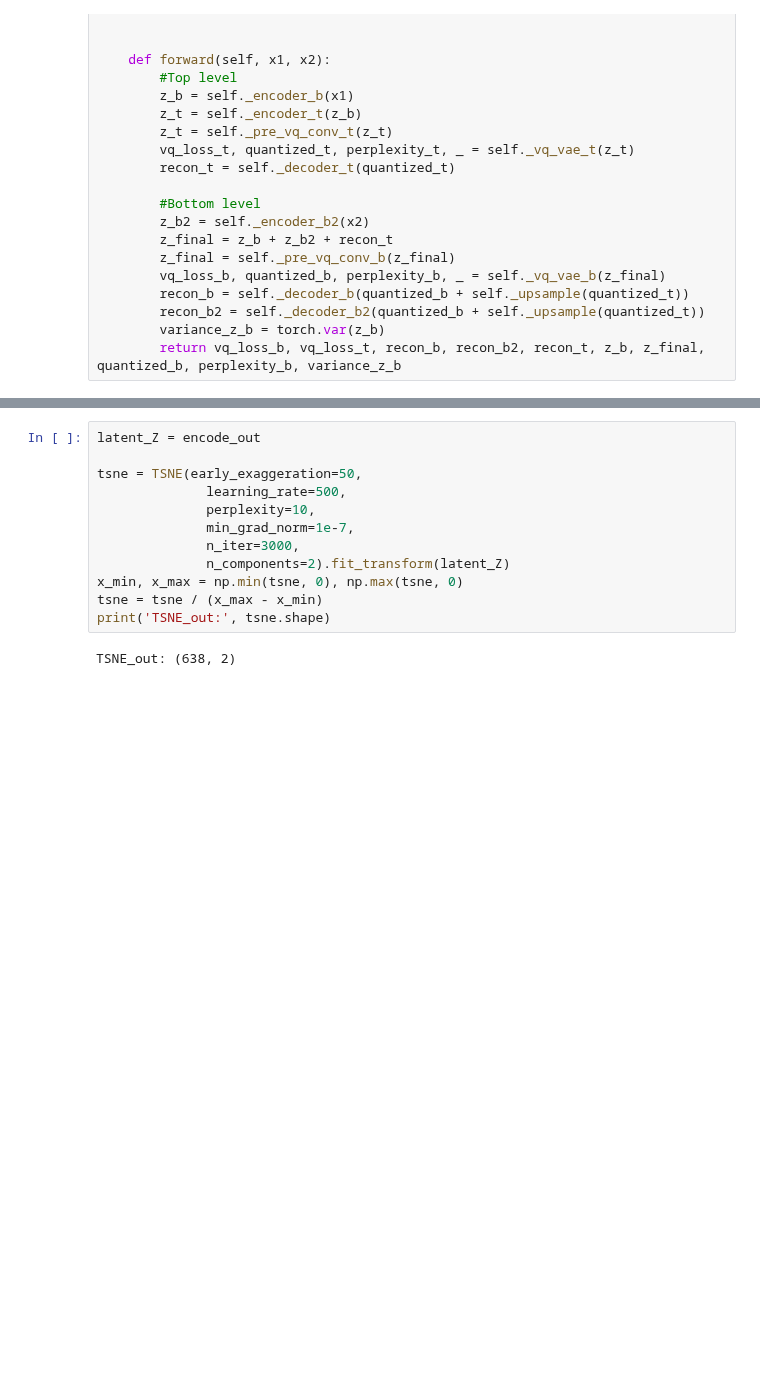
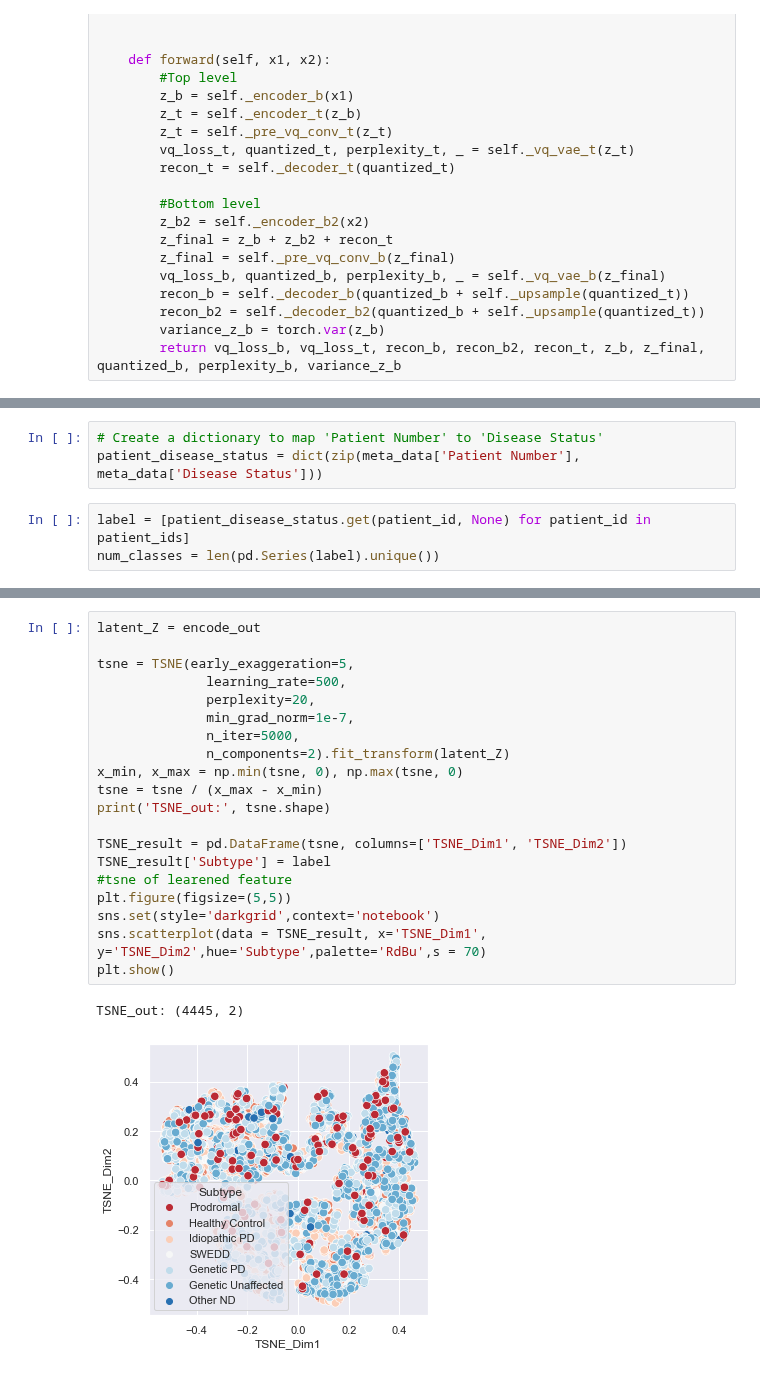
Before and after one commit to aygalic/biosequence_encoding, a Jupyter notebook: external_aproach/VQ-VAE-2_parkinson.ipynb, the cells around one changed output, grey strips where cells are left out. Cells and saved outputs as stored; diff of their text form; blank space fills up the shorter version.

```diff
--- a/external_aproach/VQ-VAE-2_parkinson.ipynb
+++ b/external_aproach/VQ-VAE-2_parkinson.ipynb
@@ -355,3 +409,9 @@ num_classes = len(label["Subtype"].unique())
+# %%
+# Create a dictionary to map 'Patient Number' to 'Disease Status'
+patient_disease_status = dict(zip(meta_data['Patient Number'], meta_data['Disease Status']))
+# %%
+label = [patient_disease_status.get(patient_id, None) for patient_id in patient_ids]
+num_classes = len(pd.Series(label).unique())
 # %%
 DEVICE = torch.device("cuda:0" if torch.cuda.is_available() else "cpu")
 DEVICE = torch.device("mps")
@@ -439,14 +542,23 @@ quantized_out: (638, 128)
 # %%
 latent_Z = encode_out
 
-tsne = TSNE(early_exaggeration=50,
+tsne = TSNE(early_exaggeration=5,
               learning_rate=500,
-              perplexity=10,
+              perplexity=20,
               min_grad_norm=1e-7,
-              n_iter=3000,
+              n_iter=5000,
               n_components=2).fit_transform(latent_Z)
 x_min, x_max = np.min(tsne, 0), np.max(tsne, 0)
 tsne = tsne / (x_max - x_min)
 print('TSNE_out:', tsne.shape)
+
+TSNE_result = pd.DataFrame(tsne, columns=['TSNE_Dim1', 'TSNE_Dim2'])
+TSNE_result['Subtype'] = label
+#tsne of learened feature
+plt.figure(figsize=(5,5))
+sns.set(style='darkgrid',context='notebook')
+sns.scatterplot(data = TSNE_result, x='TSNE_Dim1', y='TSNE_Dim2',hue='Subtype',palette='RdBu',s = 70)
+plt.show()
 # %% [output]
-TSNE_out: (638, 2)
+TSNE_out: (4445, 2)
+[figure, added]
```
Also changed, not shown: parts of 19 cells of this notebook, 2 other files.
